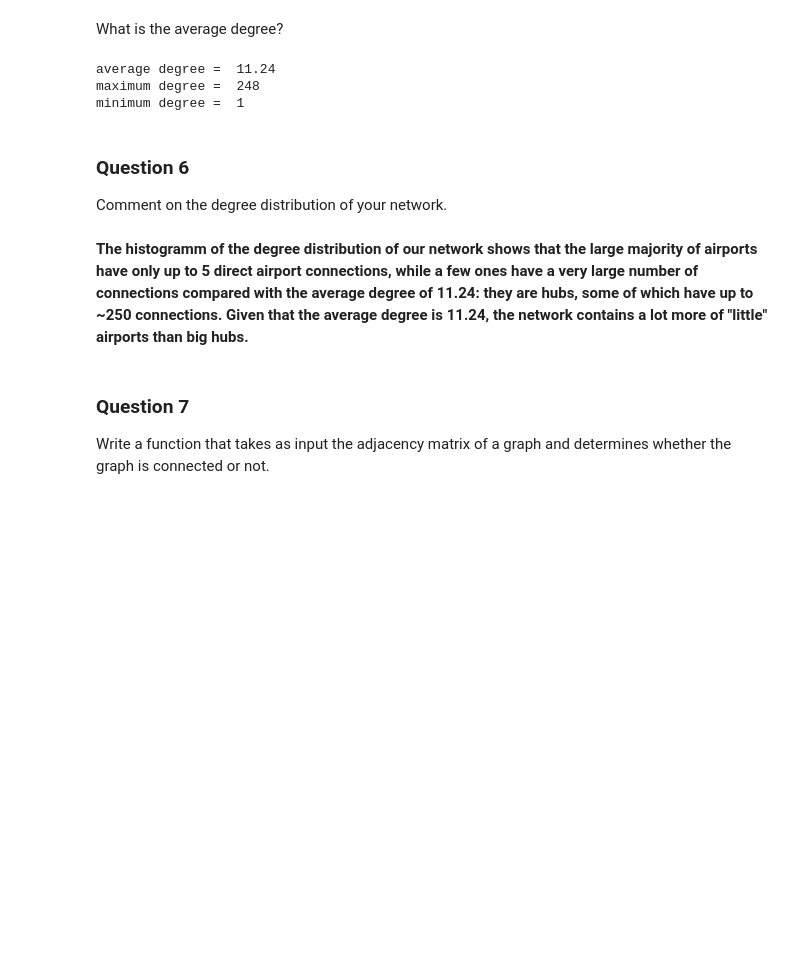
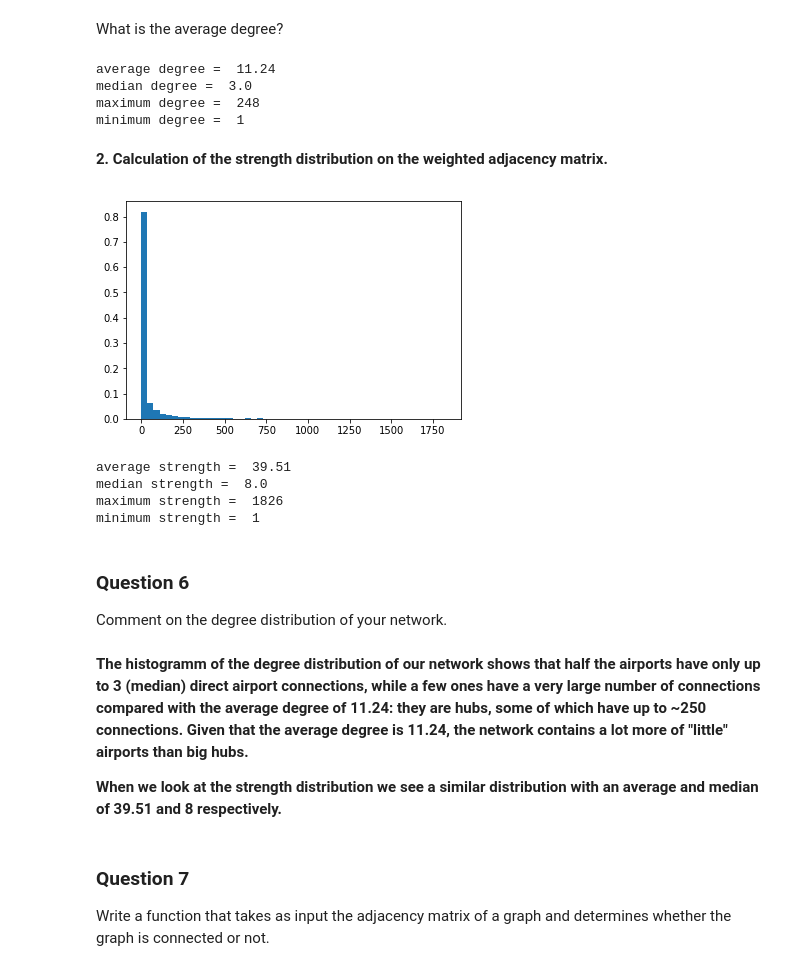
Before and after one commit to nicolasFontbonne/NTDS_group_6, a Jupyter notebook: milestones/1_network_properties.ipynb, the cells around one changed output. Drawn from its saved outputs; the diff is of its cells as text; code cells hidden in the pictures; blank space fills up the shorter version.

```diff
--- a/milestones/1_network_properties.ipynb
+++ b/milestones/1_network_properties.ipynb
@@ -181,17 +181,37 @@ plt.hist(degree, weights=weights, bins = 50);
 # %% [markdown]
 What is the average degree?
 # %%
-print('average degree = ', round(np.average(degree),2), '\nmaximum degree = ', max(degree), '\nminimum degree = ', min(degree))
+print('average degree = ', round(np.average(degree),2), '\nmedian degree = ', round(np.median(degree),2), '\nmaximum degree = ', max(degree), '\nminimum degree = ', min(degree))
 # %% [output]
 average degree =  11.24
+median degree =  3.0
 maximum degree =  248
 minimum degree =  1
+# %% [markdown]
+**2. Calculation of the strength distribution on the weighted adjacency matrix.**
+# %%
+#calculate the strength distribution
+strength = np.sum(adjacency, axis=0)
+# %%
+weights = np.ones_like(degree) / float(n_nodes)
+plt.hist(strength, weights=weights, bins = 50);
+# %% [output]
+[figure, added]
+# %%
+print('average strength = ', round(np.average(strength),2), '\nmedian strength = ', round(np.median(strength),2), '\nmaximum strength = ', max(strength), '\nminimum strength = ', min(strength))
+# %% [output]
+average strength =  39.51
+median strength =  8.0
+maximum strength =  1826
+minimum strength =  1
 # %% [markdown]
 ### Question 6
 
 Comment on the degree distribution of your network.
 # %% [markdown]
-**The histogramm of the degree distribution of our network shows that the large majority of airports have only up to 5 direct airport connections, while a few ones have a very large number of connections compared with the average degree of 11.24: they are hubs, some of which have up to ~250 connections. Given that the average degree is 11.24, the network contains a lot more of "little" airports than big hubs.**
+**The histogramm of the degree distribution of our network shows that half the airports have only up to 3 (median) direct airport connections, while a few ones have a very large number of connections compared with the average degree of 11.24: they are hubs, some of which have up to ~250 connections. Given that the average degree is 11.24, the network contains a lot more of "little" airports than big hubs.**
+
+**When we look at the strength distribution we see a similar distribution with an average and median of 39.51 and 8 respectively.**
 # %% [markdown]
 ### Question 7
 
```
Also changed, not shown: parts of 9 cells of this notebook.
